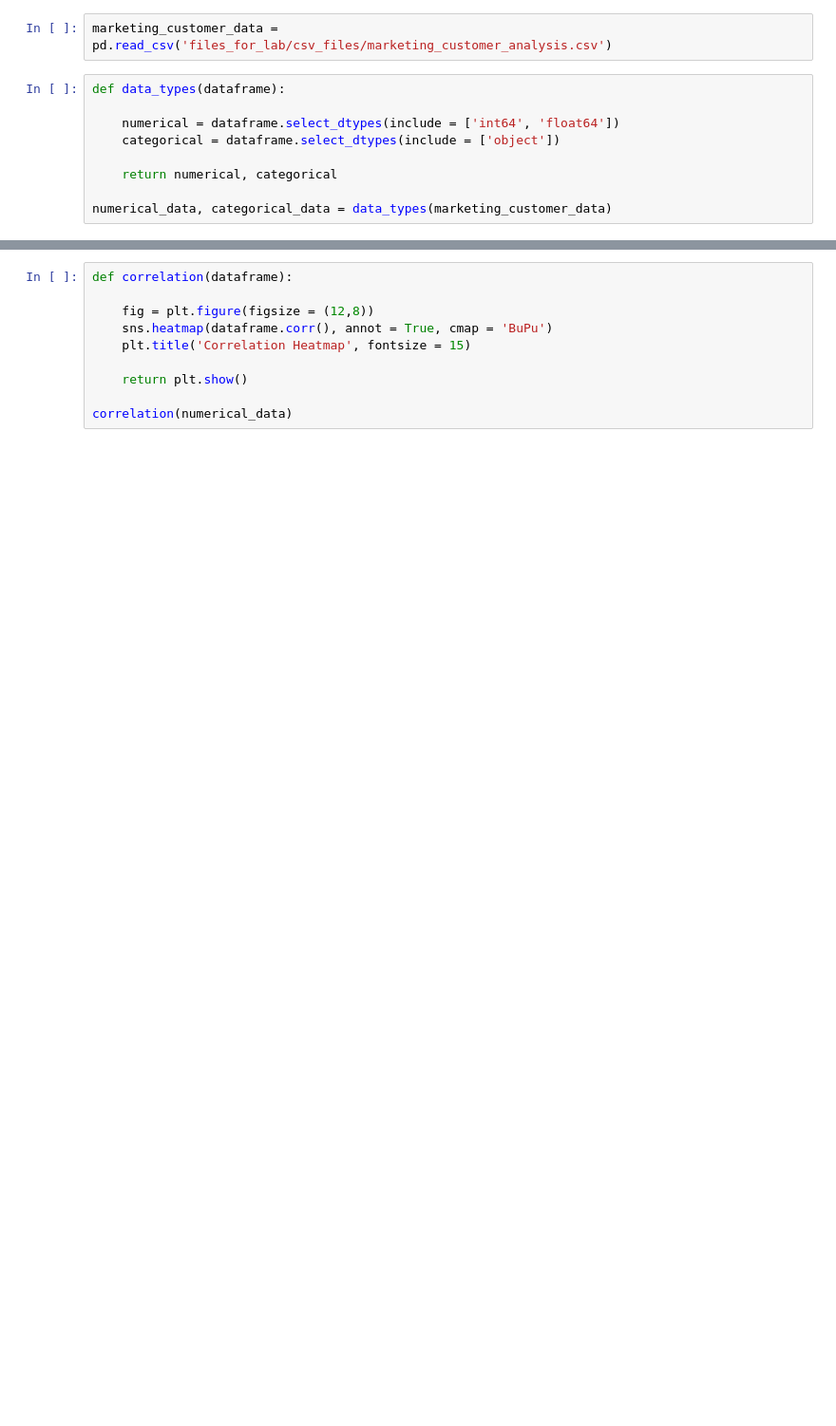
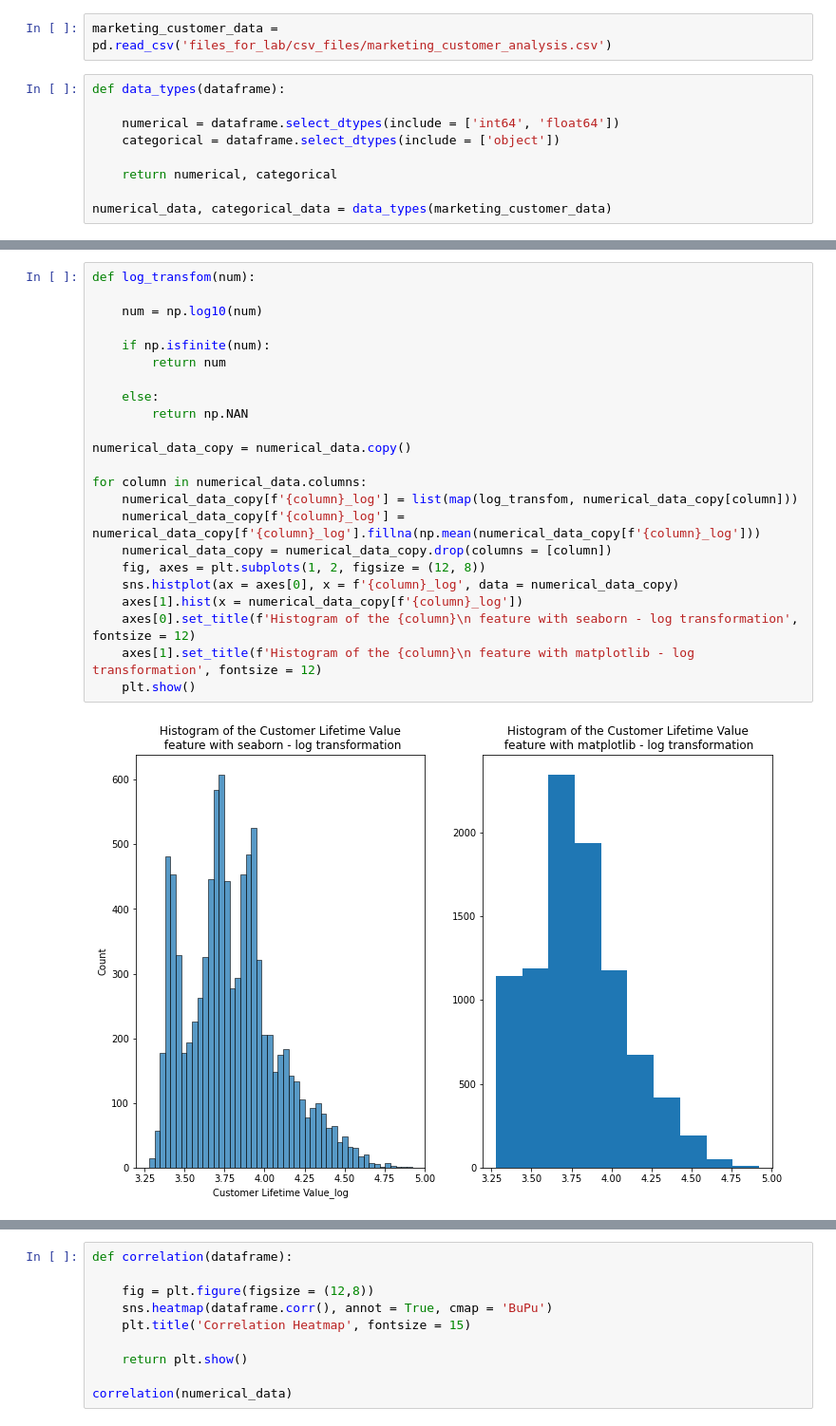
Before and after one commit to sergioaisolutions/lab-customer-analysis-round-4, a Jupyter notebook: solution.ipynb, the cells around one changed output, grey strips where cells are left out. Shown at 95% size. Drawn from its saved outputs; the diff is of its cells as text; blank space fills up the shorter version.

```diff
--- a/solution.ipynb
+++ b/solution.ipynb
@@ -15,0 +37,25 @@ numerical_data, categorical_data = data_types(marketing_customer_data)
+# %%
+def log_transfom(num):
+
+    num = np.log10(num)
+
+    if np.isfinite(num):
+        return num
+
+    else:
+        return np.NAN
+
+numerical_data_copy = numerical_data.copy()
+
+for column in numerical_data.columns:
+    numerical_data_copy[f'{column}_log'] = list(map(log_transfom, numerical_data_copy[column]))
+    numerical_data_copy[f'{column}_log'] = numerical_data_copy[f'{column}_log'].fillna(np.mean(numerical_data_copy[f'{column}_log']))
+    numerical_data_copy = numerical_data_copy.drop(columns = [column])
+    fig, axes = plt.subplots(1, 2, figsize = (12, 8))
+    sns.histplot(ax = axes[0], x = f'{column}_log', data = numerical_data_copy)
+    axes[1].hist(x = numerical_data_copy[f'{column}_log'])
+    axes[0].set_title(f'Histogram of the {column}\n feature with seaborn - log transformation', fontsize = 12)
+    axes[1].set_title(f'Histogram of the {column}\n feature with matplotlib - log transformation', fontsize = 12)
+    plt.show()
+# %% [output]
+[figure, added]
```
Also changed, not shown: parts of 8 cells of this notebook.
